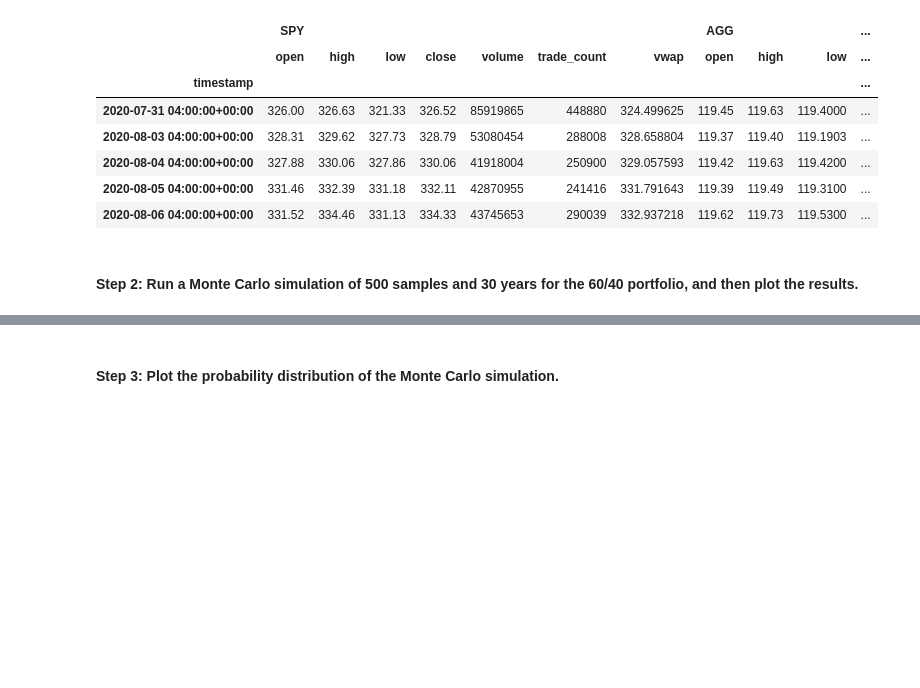
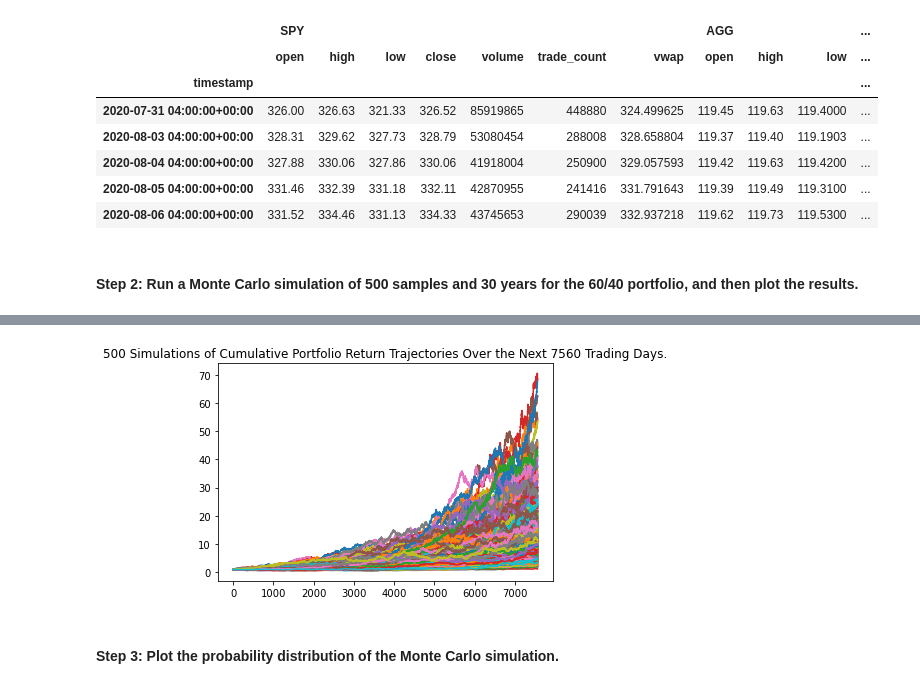
Before and after one commit to JL7788/Financial-Planner, a Jupyter notebook: financial_planning_tools.ipynb, the cells around one changed output, grey strips where cells are left out. Cells and saved outputs as stored; diff of their text form; code cells hidden in the pictures; blank space fills up the shorter version.

```diff
--- a/financial_planning_tools.ipynb
+++ b/financial_planning_tools.ipynb
@@ -584,7 +588,12 @@ Running Monte Carlo simulation number 490.
 # %%
 # Visualize the 30-year Monte Carlo simulation by creating an
 # overlay line plot
-# YOUR CODE HERE
+
+MC_sim_line_plot = MC_30_year.plot_simulation()
+
+MC_sim_line_plot.get_figure().savefig('MC_30_year_sim_line_plot.png', bbox_inches='tight')
+# %% [output]
+[figure, added]
 # %% [markdown]
 #### Step 3: Plot the probability distribution of the Monte Carlo simulation.
 # %%
```
Also changed, not shown: parts of 26 cells of this notebook, 4 other files.
